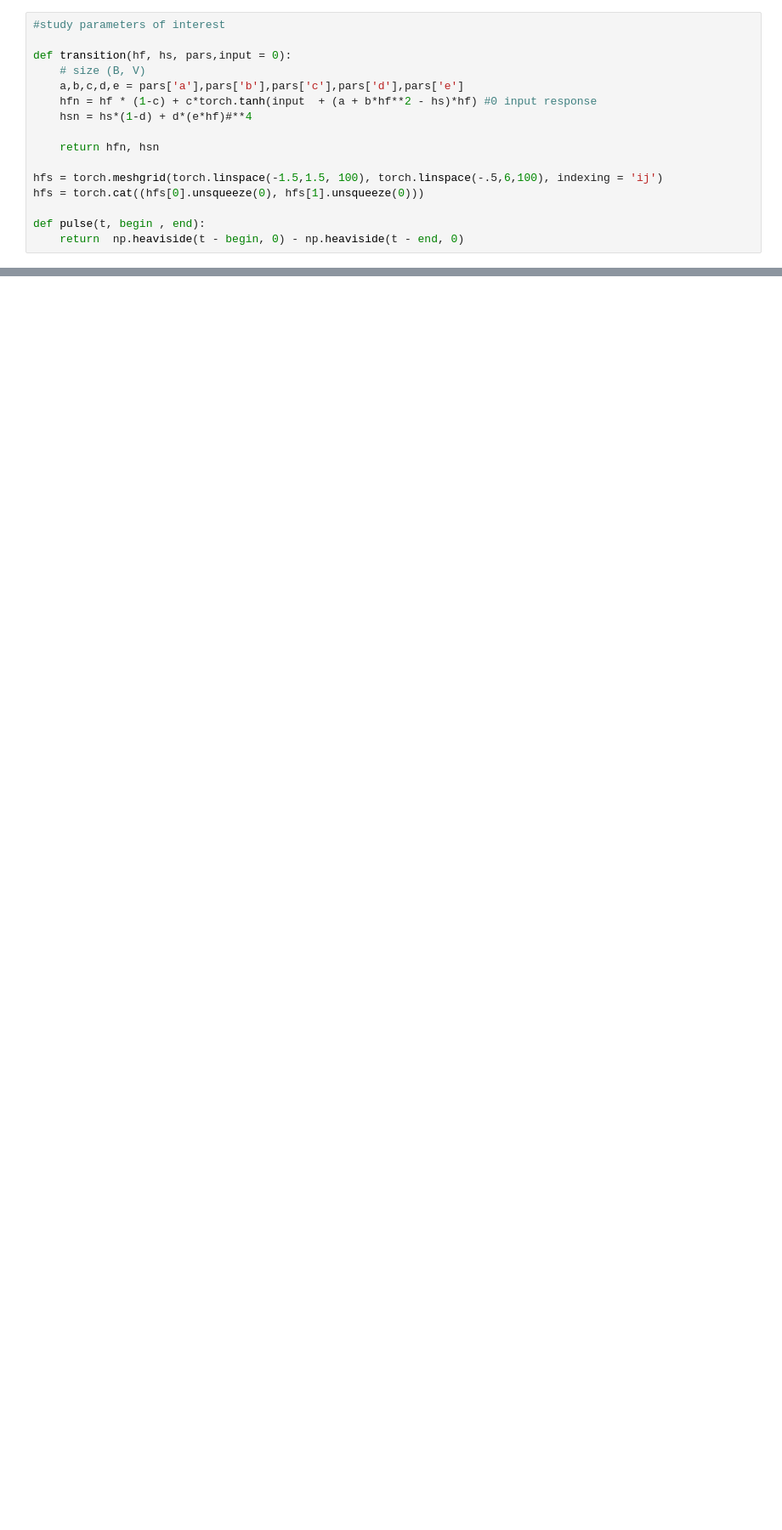
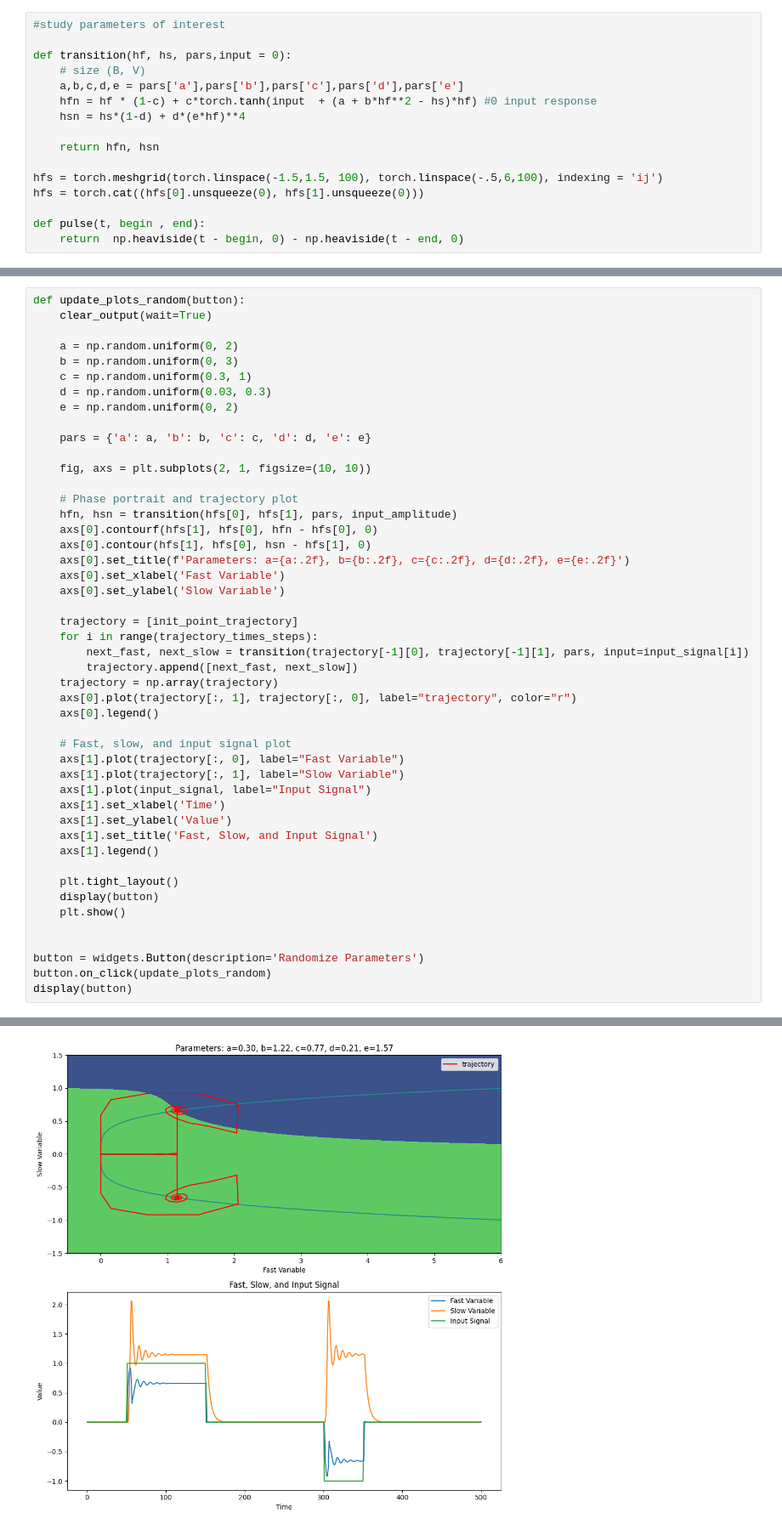
Before and after one commit to gerome-andry/BIO_inspired_RNN, a Jupyter notebook: BEFtest.ipynb, the cells around one changed output, grey strips where cells are left out. Shown at 85% size. Drawn from its saved outputs; the diff is of its cells as text; blank space fills up the shorter version.

Commit message:
Code to generate random parameter plots

```diff
--- a/BEFtest.ipynb
+++ b/BEFtest.ipynb
@@ -10,7 +12,7 @@ def transition(hf, hs, pars,input = 0):
     # size (B, V)
     a,b,c,d,e = pars['a'],pars['b'],pars['c'],pars['d'],pars['e']
     hfn = hf * (1-c) + c*torch.tanh(input  + (a + b*hf**2 - hs)*hf) #0 input response
-    hsn = hs*(1-d) + d*(e*hf)#**4
+    hsn = hs*(1-d) + d*(e*hf)**4
 
     return hfn, hsn
 
@@ -81,0 +80,48 @@ interactive(children=(FloatSlider(value=1.0, description='a', max=2.0, step=0.01
+# %%
+def update_plots_random(button):
+    clear_output(wait=True)
+
+    a = np.random.uniform(0, 2)
+    b = np.random.uniform(0, 3)
+    c = np.random.uniform(0.3, 1)
+    d = np.random.uniform(0.03, 0.3)
+    e = np.random.uniform(0, 2)
+
+    pars = {'a': a, 'b': b, 'c': c, 'd': d, 'e': e}
+
+    fig, axs = plt.subplots(2, 1, figsize=(10, 10))
+
+    # Phase portrait and trajectory plot
+    hfn, hsn = transition(hfs[0], hfs[1], pars, input_amplitude)
+    axs[0].contourf(hfs[1], hfs[0], hfn - hfs[0], 0)
+    axs[0].contour(hfs[1], hfs[0], hsn - hfs[1], 0)
+    axs[0].set_title(f'Parameters: a={a:.2f}, b={b:.2f}, c={c:.2f}, d={d:.2f}, e={e:.2f}')
+    axs[0].set_xlabel('Fast Variable')
+    axs[0].set_ylabel('Slow Variable')
+
+    trajectory = [init_point_trajectory]
+    for i in range(trajectory_times_steps):
+        next_fast, next_slow = transition(trajectory[-1][0], trajectory[-1][1], pars, input=input_signal[i])
+        trajectory.append([next_fast, next_slow])
+    trajectory = np.array(trajectory)
+    axs[0].plot(trajectory[:, 1], trajectory[:, 0], label="trajectory", color="r")
+    axs[0].legend()
+
+    # Fast, slow, and input signal plot
+    axs[1].plot(trajectory[:, 0], label="Fast Variable")
+    axs[1].plot(trajectory[:, 1], label="Slow Variable")
+    axs[1].plot(input_signal, label="Input Signal")
+    axs[1].set_xlabel('Time')
+    axs[1].set_ylabel('Value')
+    axs[1].set_title('Fast, Slow, and Input Signal')
+    axs[1].legend()
+
+    plt.tight_layout()
+    display(button)
+    plt.show()
+
+
+button = widgets.Button(description='Randomize Parameters')
+button.on_click(update_plots_random)
+display(button)
+# %% [output]
@@ -81,0 +129 @@ interactive(children=(FloatSlider(value=1.0, description='a', max=2.0, step=0.01
+[figure, added]
```
Also changed, not shown: parts of 3 cells of this notebook.
